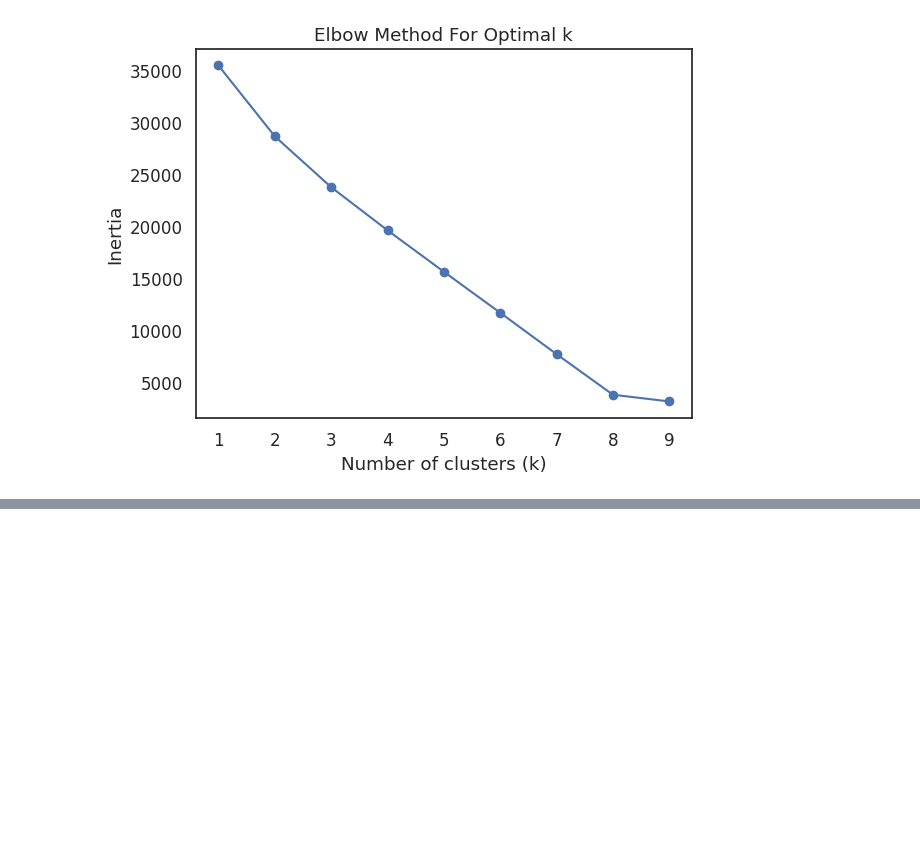
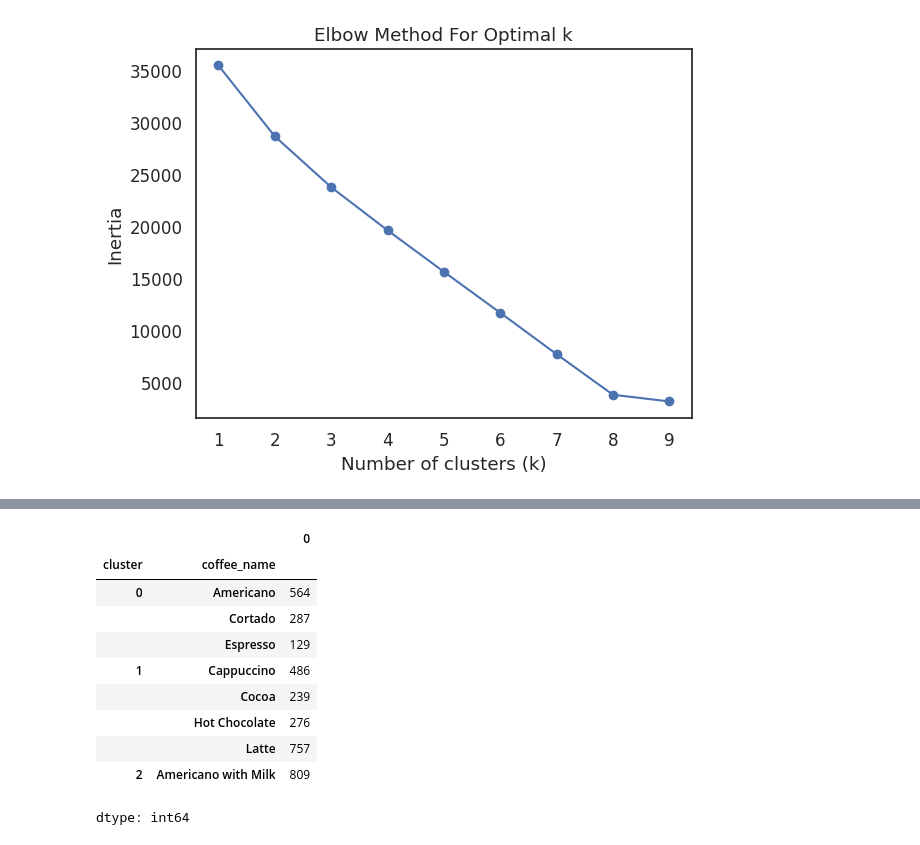
Before and after one commit to kintanpitaloka/Coffee-Sales-Analytics, a Jupyter notebook: Coffee_Sales_Analytics_for_Smarter_Business_Decisions.ipynb, the cells around one changed output, grey strips where cells are left out. Saved outputs shown, nothing was run; the diff lists cells and outputs as text; code cells hidden in the pictures; blank space fills up the shorter version.

```diff
--- a/Coffee_Sales_Analytics_for_Smarter_Business_Decisions.ipynb
+++ b/Coffee_Sales_Analytics_for_Smarter_Business_Decisions.ipynb
@@ -239,0 +248,14 @@ plt.show()
+# %%
+df.groupby(['cluster','coffee_name']).size()
+# %% [output]
+|  |  | 0 |
+| cluster | coffee_name |  |
+| 0 | Americano | 564 |
+|  | Cortado | 287 |
+|  | Espresso | 129 |
+| 1 | Cappuccino | 486 |
+|  | Cocoa | 239 |
+|  | Hot Chocolate | 276 |
+|  | Latte | 757 |
+| 2 | Americano with Milk | 809 |
+dtype: int64
```
Also changed, not shown: parts of 3 cells of this notebook.
